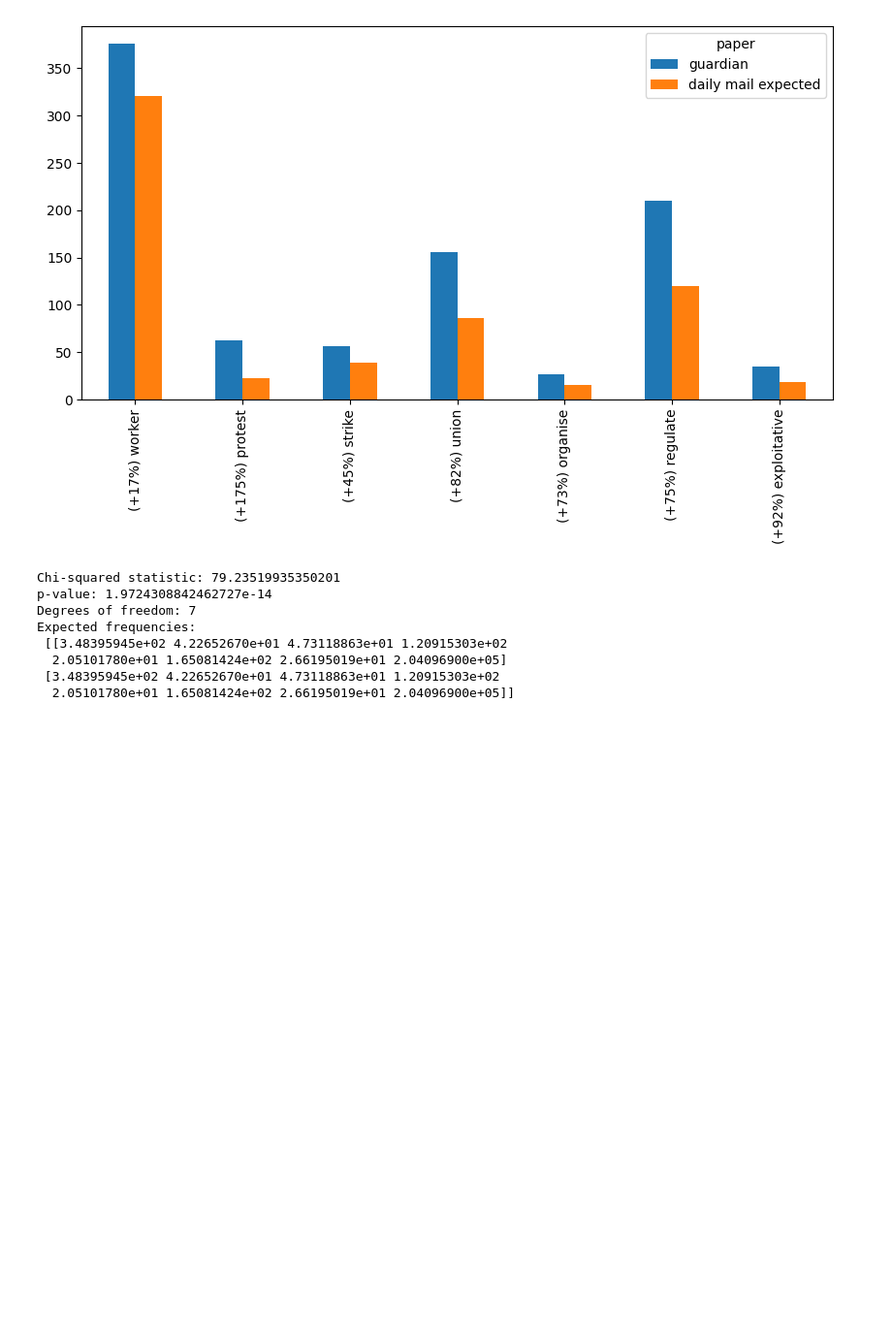
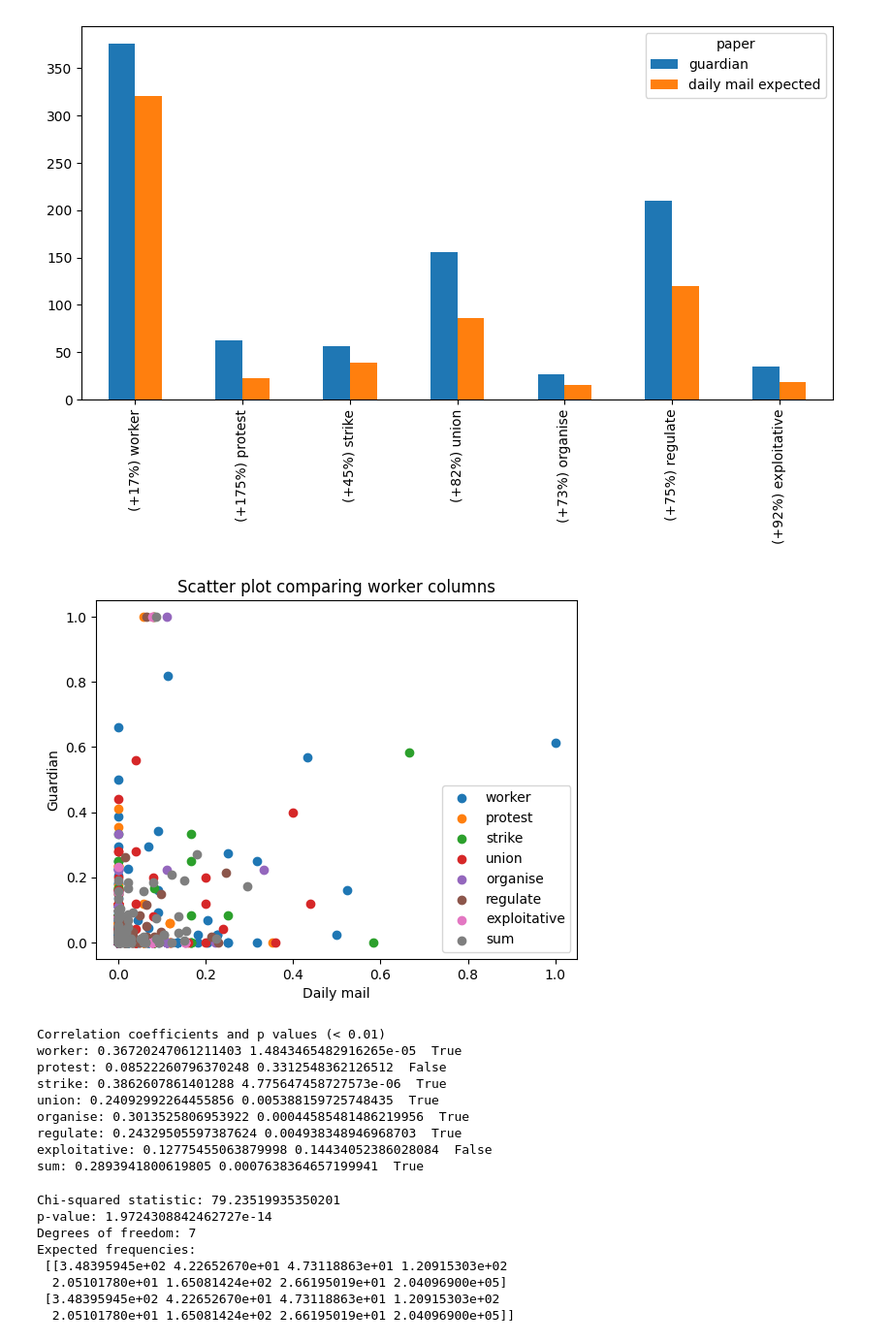
Before and after one commit to dmh21za/compmeth, a Jupyter notebook: summative.ipynb, the cells around one changed output. Shown at 97% size. Cells and saved outputs as stored; diff of their text form; code cells hidden in the pictures; blank space fills up the shorter version.

Commit message:
can look at correlations between keywords and months between papers

```diff
--- a/summative.ipynb
+++ b/summative.ipynb
@@ -892,6 +891,56 @@ df_overall_plot.plot(kind='bar', figsize=(10, 5))
 204868
 <Axes: >
 [figure]
+# %%
+# use matched_df to look at correlation of words in months between papers
+df = load_articles('./final_data.json')
+df_matched_corr = create_df_matched(df, keyword_regexes, 12)
+
+# normalise to 1 for all keyword columns
+ls = list(keyword_regexes.keys())
+ls.append('sum')
+
+for k in ls:
+  df_matched_corr[k] = df_matched_corr[k] / df_matched_corr[k].max()
+
+
+# get correlation of 'worker'
+df_dm = df_matched_corr[df_matched_corr['paper'] == 'dailymail']
+df_g = df_matched_corr[df_matched_corr['paper'] == 'guardian']
+
+
+# create scatter plot comparing their worker columns
+for k in ls:
+  plt.scatter(x = df_dm[k], y = df_g[k], label=k)
+plt.xlabel('Daily mail')
+plt.ylabel('Guardian')
+plt.title('Scatter plot comparing worker columns')
+plt.legend()
+# set xlim and ylim as equal
+gca = plt.gca()
+xlim = math.ceil(gca.get_xlim()[1])
+ylim = math.ceil(gca.get_ylim()[1])
+if xlim > ylim: gca.set_ylim(0, xlim)
+elif ylim > xlim: gca.set_xlim(0, ylim)
+
+plt.show()
+# print correlation coefficients for each keyword with p value
+print('Correlation coefficients and p values (< 0.01)')
+
+for k in ls:
+  c, p = stats.pearsonr(df_dm[k], df_g[k])
+  print(k + ": " + str(c) + " " + str(p) + "  " + str(p < 0.01))
+# %% [output]
+[figure, added]
+Correlation coefficients and p values (< 0.01)
+worker: 0.36720247061211403 1.4843465482916265e-05  True
+protest: 0.08522260796370248 0.3312548362126512  False
+strike: 0.3862607861401288 4.775647458727573e-06  True
+union: 0.24092992264455856 0.005388159725748435  True
+organise: 0.3013525806953922 0.00044585481486219956  True
+regulate: 0.24329505597387624 0.004938348946968703  True
+exploitative: 0.12775455063879998 0.14434052386028084  False
+sum: 0.2893941800619805 0.0007638364657199941  True
 # %%
 # in this block we're gonna use dfs from last block to test statistical significance
 
```
Also changed, not shown: parts of 1 cell of this notebook.
